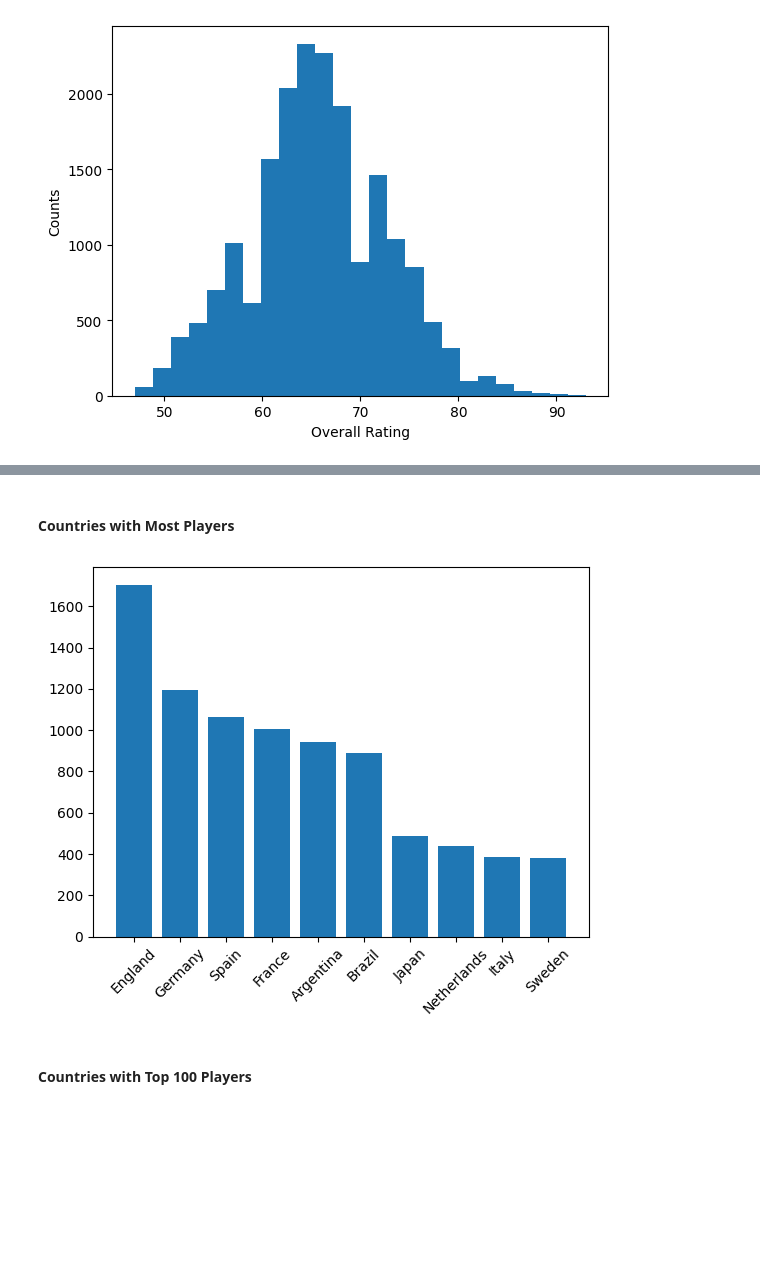
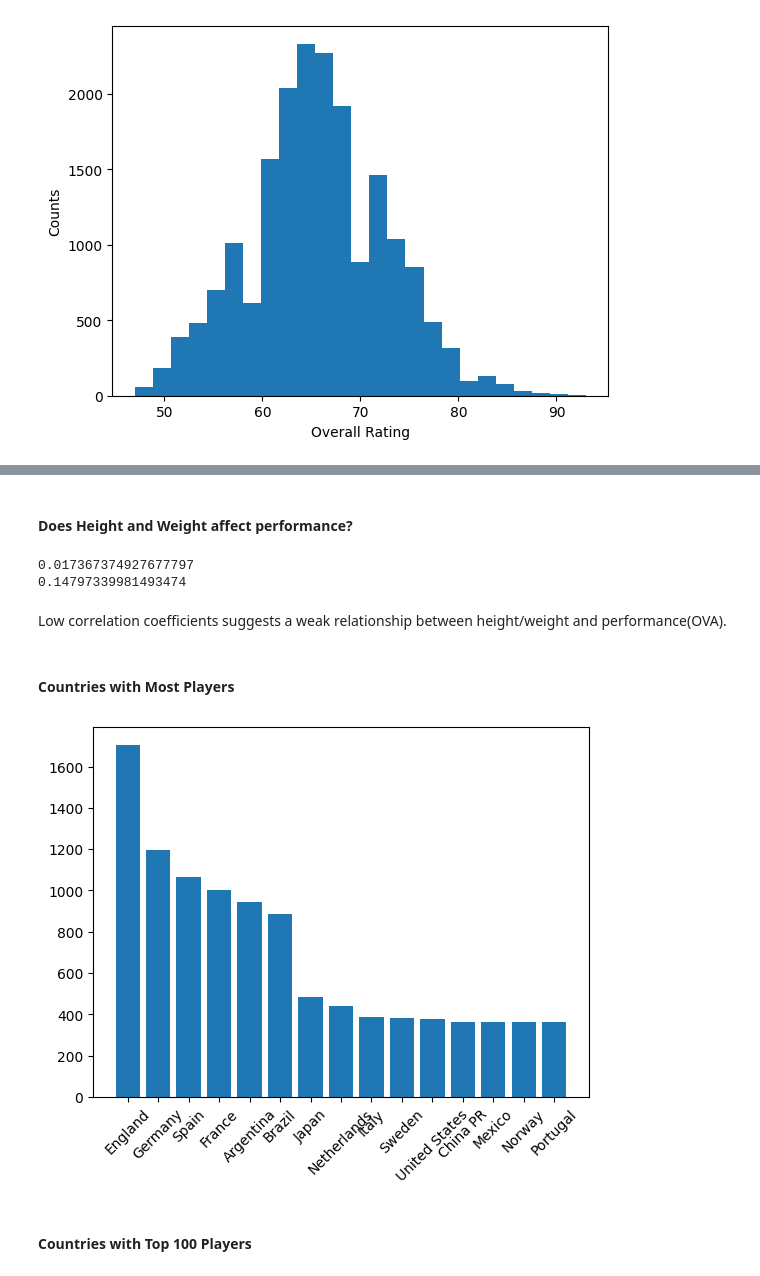
Before and after one commit to tpham16/FIFA-21-Players, a Jupyter notebook: eda.ipynb, the cells around one changed output, grey strips where cells are left out. Drawn from its saved outputs; the diff is of its cells as text; code cells hidden in the pictures; blank space fills up the shorter version.

```diff
--- a/eda.ipynb
+++ b/eda.ipynb
@@ -297,12 +376,25 @@ plt.show()
+# %% [markdown]
+#### Does Height and Weight affect performance?
+# %%
+correlation_height = df['OVA'].corr(df['Height'])
+correlation_weight = df['OVA'].corr(df['Weight'])
+
+print(correlation_height)
+print(correlation_weight)
+# %% [output]
+0.017367374927677797
+0.14797339981493474
+# %% [markdown]
+Low correlation coefficients suggests a weak relationship between height/weight and performance(OVA).
 # %% [markdown]
 #### Countries with Most Players
 # %%
 s=df.groupby("Nationality").size().reset_index(name="Count").sort_values(by="Count", ascending=False)
-s=s[0:10]
+s=s[0:15]
 plt.bar(s["Nationality"], s["Count"])
 plt.xticks(rotation=45)
 plt.show()
 # %% [output]
-[figure, old version]
+[figure, new version]
 # %% [markdown]
 #### Countries with Top 100 Players
```
Also changed, not shown: parts of 17 cells of this notebook, 1 other file.
